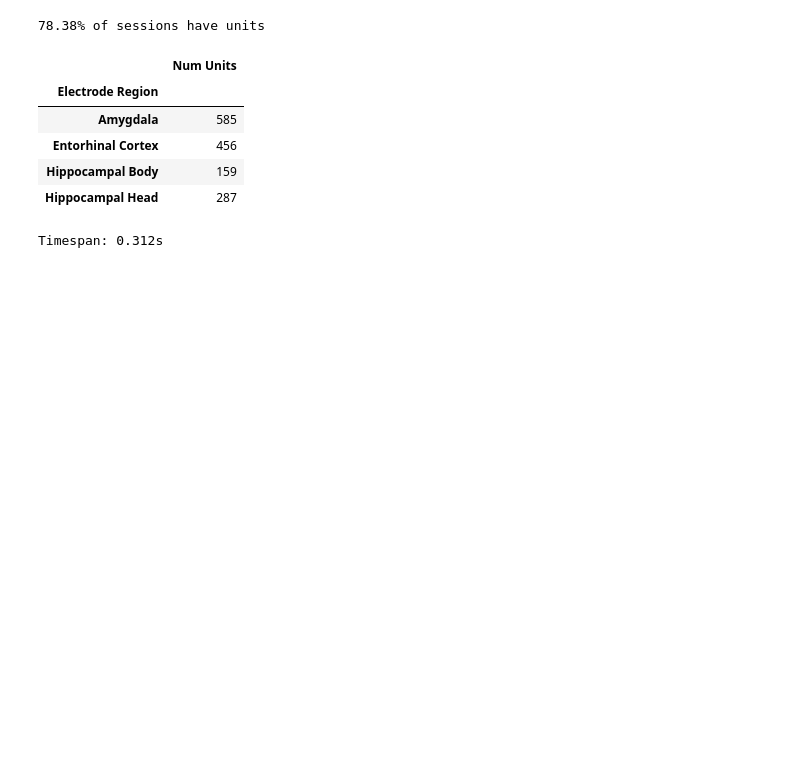
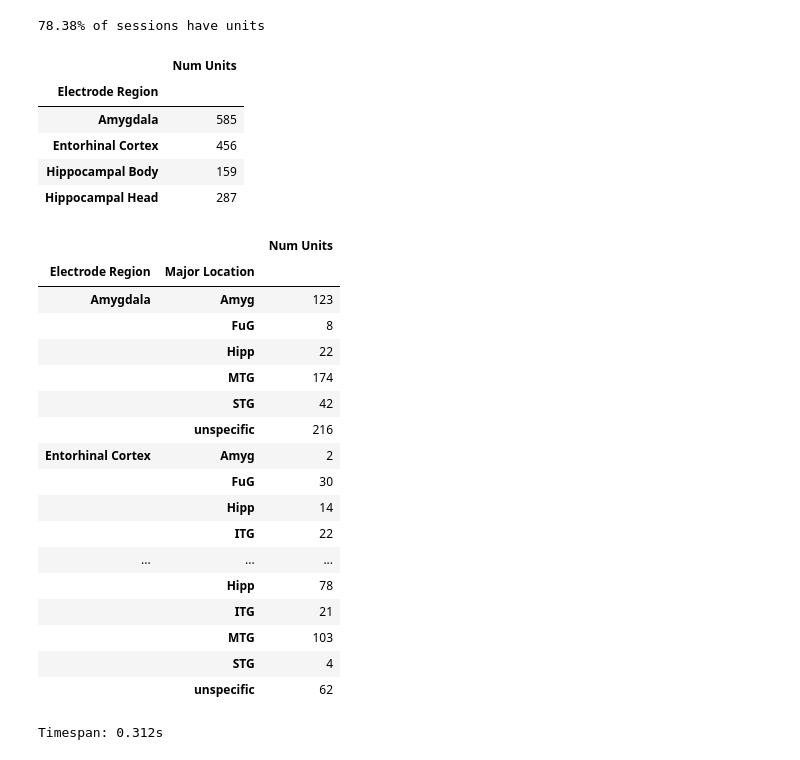
Before and after one commit to Oafish1/Ephys-Analysis, a Jupyter notebook: hiEEG.ipynb, the cells around one changed output. Drawn from its saved outputs; the diff is of its cells as text; code cells hidden in the pictures; blank space fills up the shorter version.

```diff
--- a/hiEEG.ipynb
+++ b/hiEEG.ipynb
@@ -212,6 +212,27 @@ electrode_records.groupby('Electrode Region')['Num Units'].sum().to_frame()
 | Entorhinal Cortex | 456 |
 | Hippocampal Body | 159 |
 | Hippocampal Head | 287 |
+# %%
+electrode_records.groupby(['Electrode Region', 'Major Location'])['Num Units'].sum().to_frame()
+# %% [output]
+|  |  | Num Units |
+| Electrode Region | Major Location |  |
+| Amygdala | Amyg | 123 |
+|  | FuG | 8 |
+|  | Hipp | 22 |
+|  | MTG | 174 |
+|  | STG | 42 |
+|  | unspecific | 216 |
+| Entorhinal Cortex | Amyg | 2 |
+|  | FuG | 30 |
+|  | Hipp | 14 |
+|  | ITG | 22 |
+| ... | ... | ... |
+|  | Hipp | 78 |
+|  | ITG | 21 |
+|  | MTG | 103 |
+|  | STG | 4 |
+|  | unspecific | 62 |
 # %%
 # Load data
 folder = './data/New hiEEG/000574'
```
Also changed, not shown: 1 other file.
